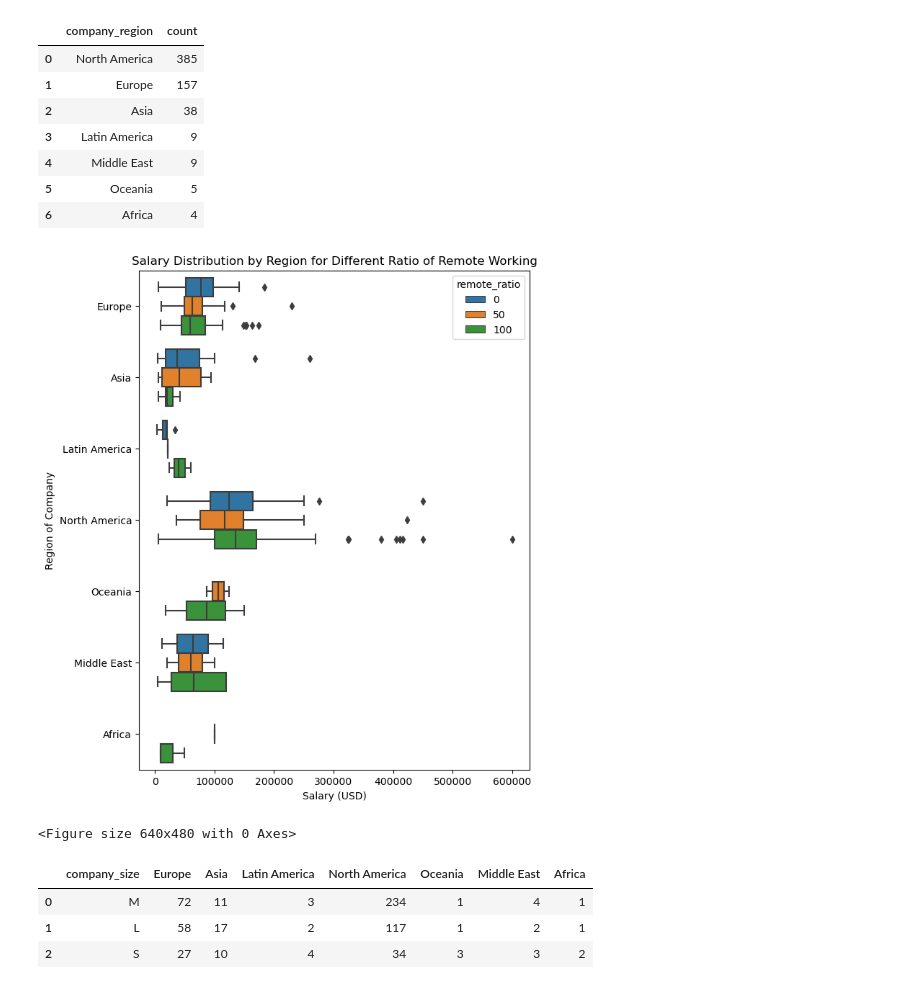
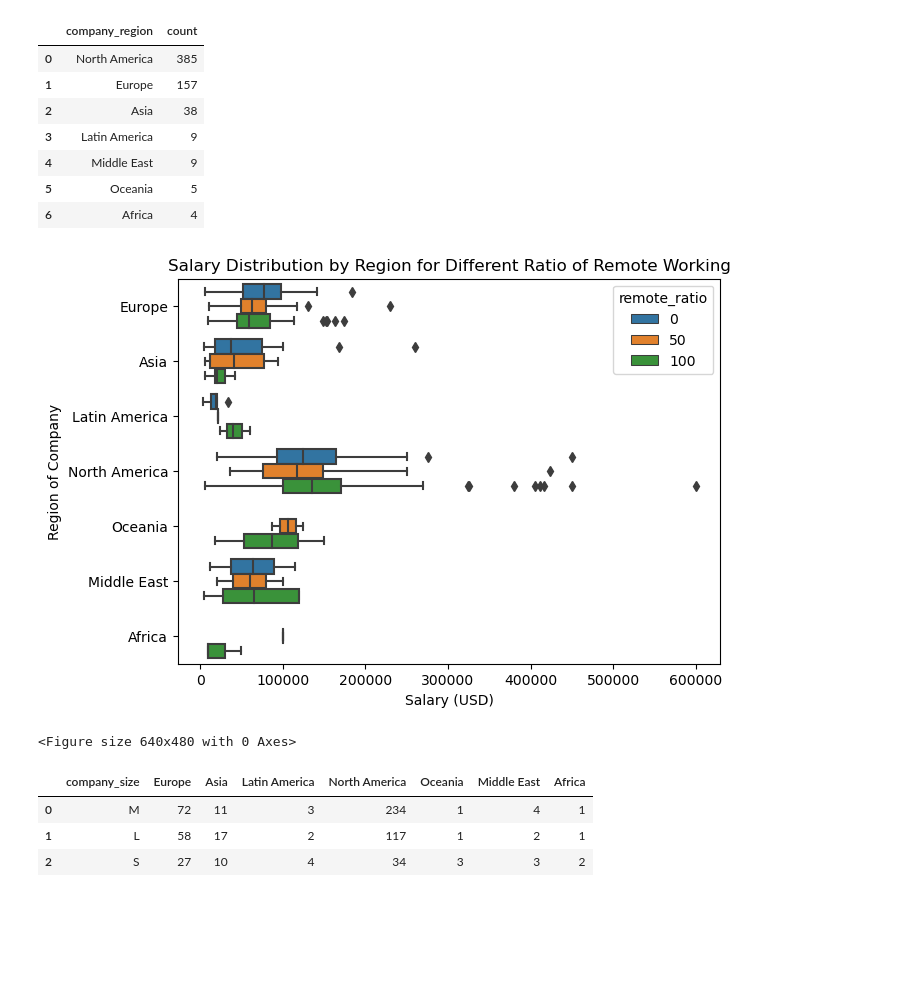
Before and after one commit to ubco-W2022T2-data301/project-group-group07, a Jupyter notebook: analysis/analysis3.ipynb, the cells around one changed output. Saved outputs shown, nothing was run; the diff lists cells and outputs as text; code cells hidden in the pictures; blank space fills up the shorter version.

```diff
--- a/analysis/analysis3.ipynb
+++ b/analysis/analysis3.ipynb
@@ -410,11 +415,11 @@ df_region_count
 # %%
 # test boxplot() 4
 boxplot(data = df, x="salary", y= "company_region", hue = 'remote_ratio',
         title = 'Salary Distribution by Region for Different Ratio of Remote Working',
-        xlabel = 'Salary (USD)', ylabel = 'Region of Company', figsize=(7,9))
+        xlabel = 'Salary (USD)', ylabel = 'Region of Company', figsize=(7,5))
 plt.show()
 # %% [output]
-[figure, old version]
+[figure, new version]
 <Figure size 640x480 with 0 Axes>
 # %%
 def count_category_groupby(data=None, column1=None, column2=None,
```
Also changed, not shown: parts of 20 cells of this notebook, 1 other file.
